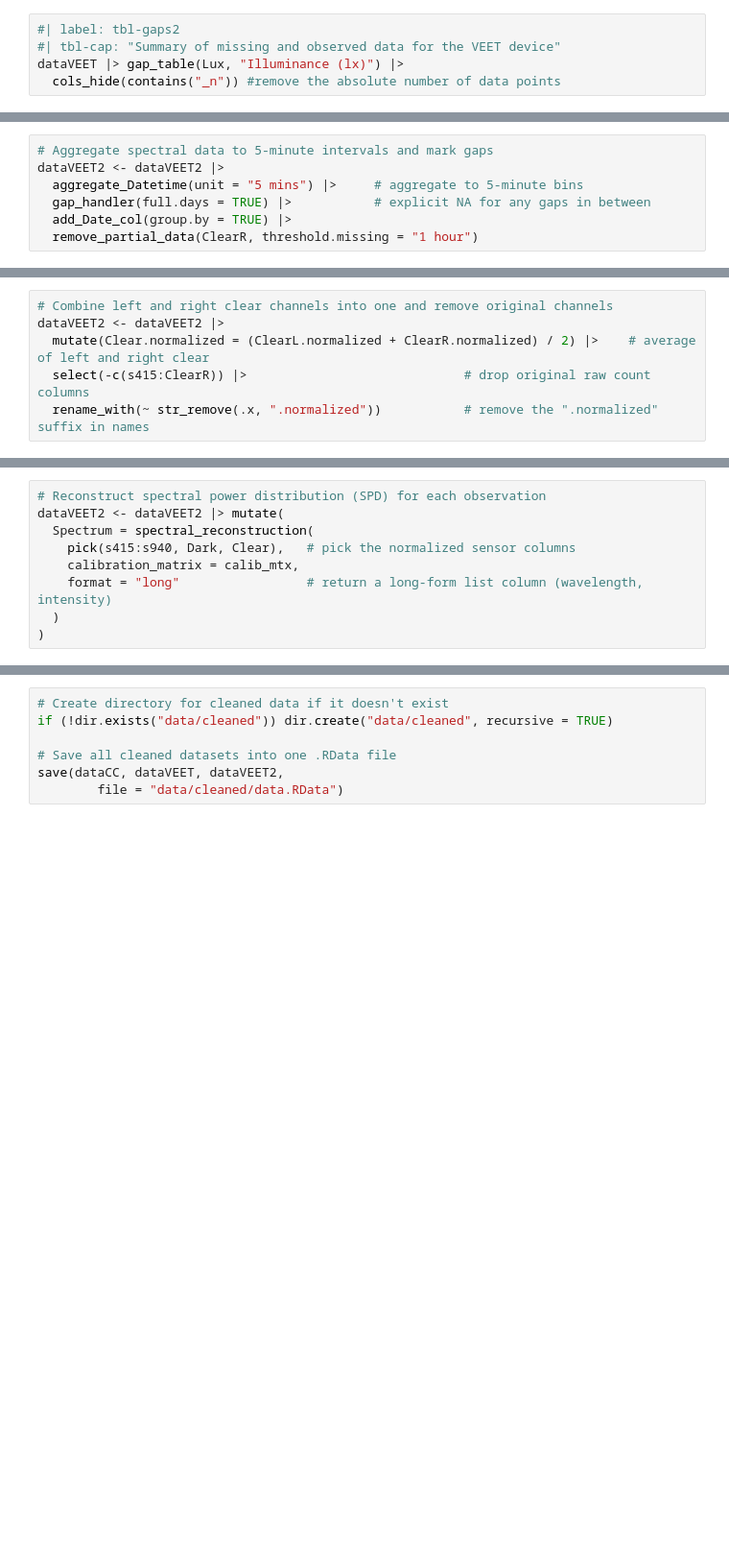
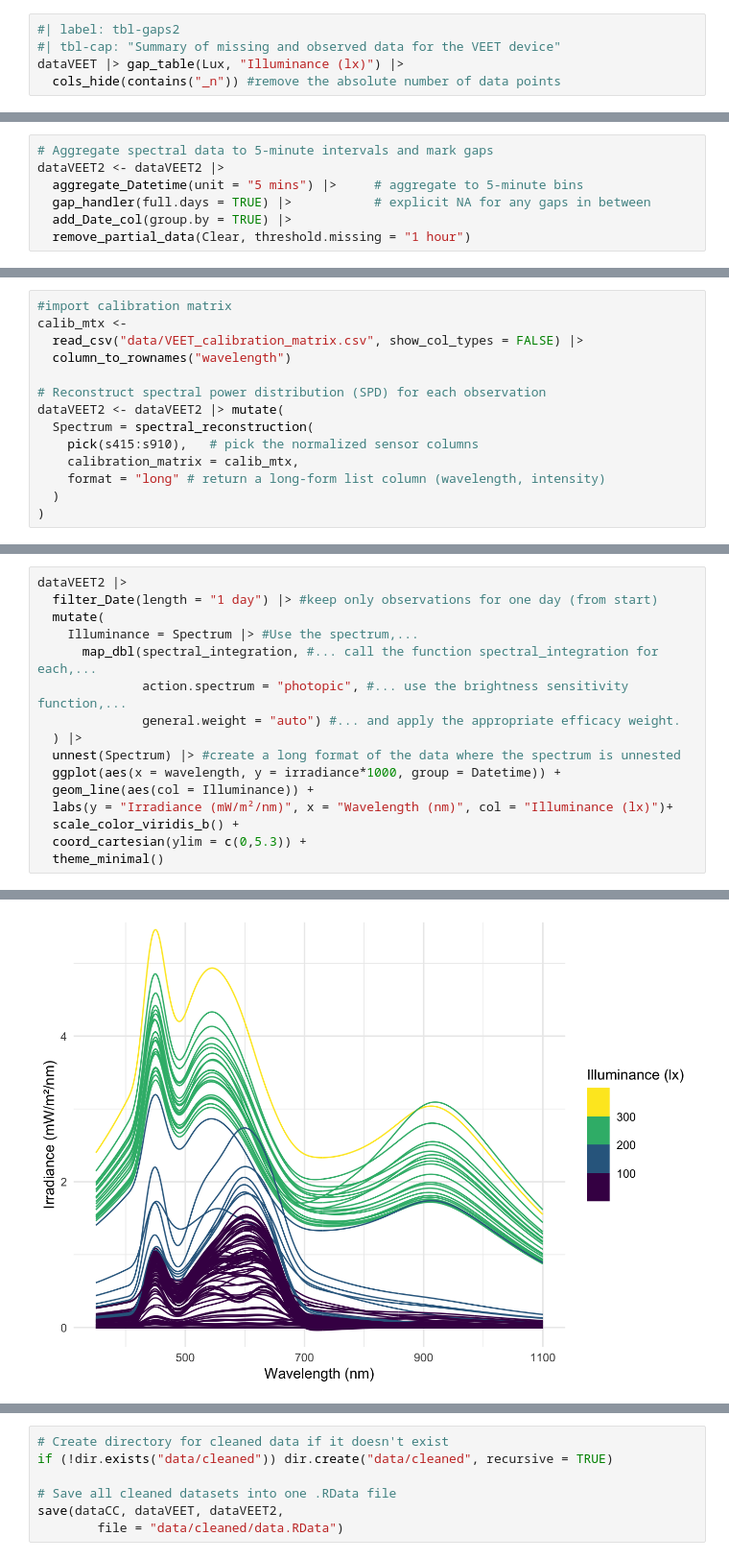
Before and after one commit to tscnlab/ZaunerEtAl_JVis_2025, a Jupyter notebook: _manuscript/supplement.embed.ipynb, the cells around one changed output, grey strips where cells are left out. Shown at 96% size. Saved outputs shown, nothing was run; the diff lists cells and outputs as text; blank space fills up the shorter version.

```diff
--- a/_manuscript/supplement.embed.ipynb
+++ b/_manuscript/supplement.embed.ipynb
@@ -305,5 +307,5 @@ dataVEET2 <- dataVEET2 |>
   aggregate_Datetime(unit = "5 mins") |>     # aggregate to 5-minute bins
   gap_handler(full.days = TRUE) |>           # explicit NA for any gaps in between
   add_Date_col(group.by = TRUE) |>
-  remove_partial_data(ClearR, threshold.missing = "1 hour")
+  remove_partial_data(Clear, threshold.missing = "1 hour")
 # %% [markdown]
@@ -335,7 +345 @@ In this call, we specified `gain.columns = rep("Gain", 12)` because we have 12
-# %%
-# Combine left and right clear channels into one and remove original channels
-dataVEET2 <- dataVEET2 |>
-  mutate(Clear.normalized = (ClearL.normalized + ClearR.normalized) / 2) |>    # average of left and right clear
-  select(-c(s415:ClearR)) |>                             # drop original raw count columns
-  rename_with(~ str_remove(.x, ".normalized"))           # remove the ".normalized" suffix in names
 # %% [markdown]
@@ -355,9 +351,14 @@ For demonstration, assume we have loaded a calibration matrix `calib_mtx`(with
 # %%
+#import calibration matrix
+calib_mtx <-
+  read_csv("data/VEET_calibration_matrix.csv", show_col_types = FALSE) |>
+  column_to_rownames("wavelength")
+
 # Reconstruct spectral power distribution (SPD) for each observation
 dataVEET2 <- dataVEET2 |> mutate(
   Spectrum = spectral_reconstruction(
-    pick(s415:s940, Dark, Clear),   # pick the normalized sensor columns
+    pick(s415:s910),   # pick the normalized sensor columns
     calibration_matrix = calib_mtx,
-    format = "long"                 # return a long-form list column (wavelength, intensity)
+    format = "long" # return a long-form list column (wavelength, intensity)
   )
 )
@@ -363,0 +371,17 @@ dataVEET2 <- dataVEET2 |> mutate(
+# %%
+dataVEET2 |>
+  filter_Date(length = "1 day") |> #keep only observations for one day (from start)
+  mutate(
+    Illuminance = Spectrum |> #Use the spectrum,...
+      map_dbl(spectral_integration, #... call the function spectral_integration for each,...
+              action.spectrum = "photopic", #... use the brightness sensitivity function,...
+              general.weight = "auto") #... and apply the appropriate efficacy weight.
+  ) |>
+  unnest(Spectrum) |> #create a long format of the data where the spectrum is unnested
+  ggplot(aes(x = wavelength, y = irradiance*1000, group = Datetime)) +
+  geom_line(aes(col = Illuminance)) +
+  labs(y = "Irradiance (mW/m²/nm)", x = "Wavelength (nm)", col = "Illuminance (lx)")+
+  scale_color_viridis_b() +
+  coord_cartesian(ylim = c(0,5.3)) +
+  theme_minimal()
+# %% [output]
@@ -364 +390,2 @@ dataVEET2 <- dataVEET2 |> mutate(
+[figure, added]
 # %% [markdown]
```
Also changed, not shown: parts of 17 cells of this notebook, 25 other files.
